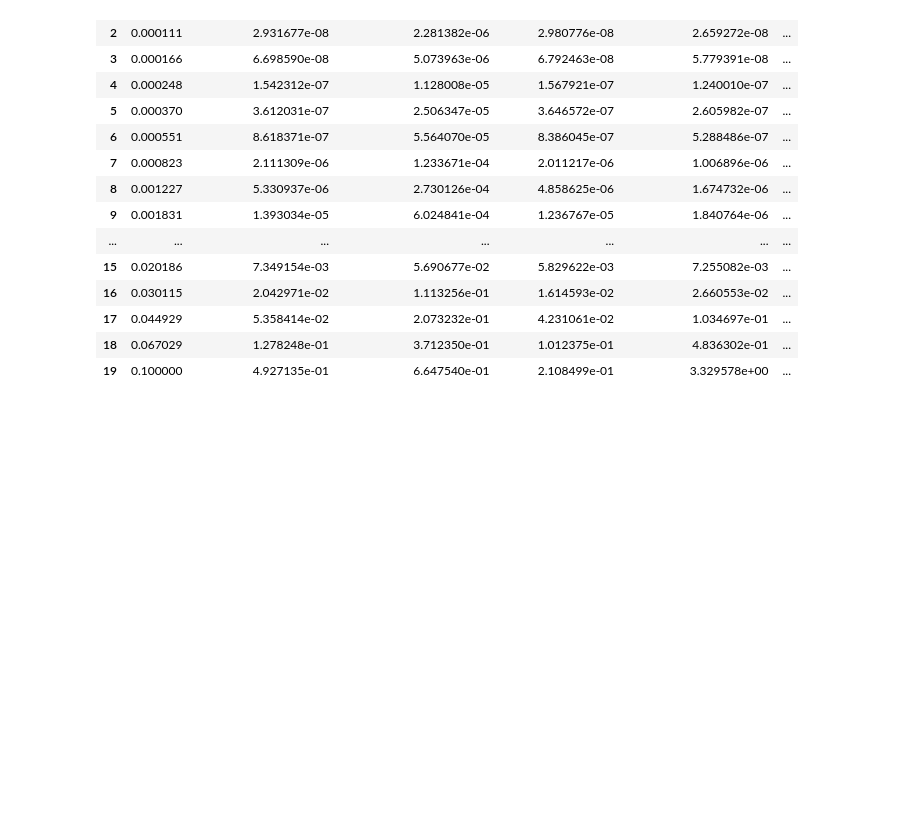
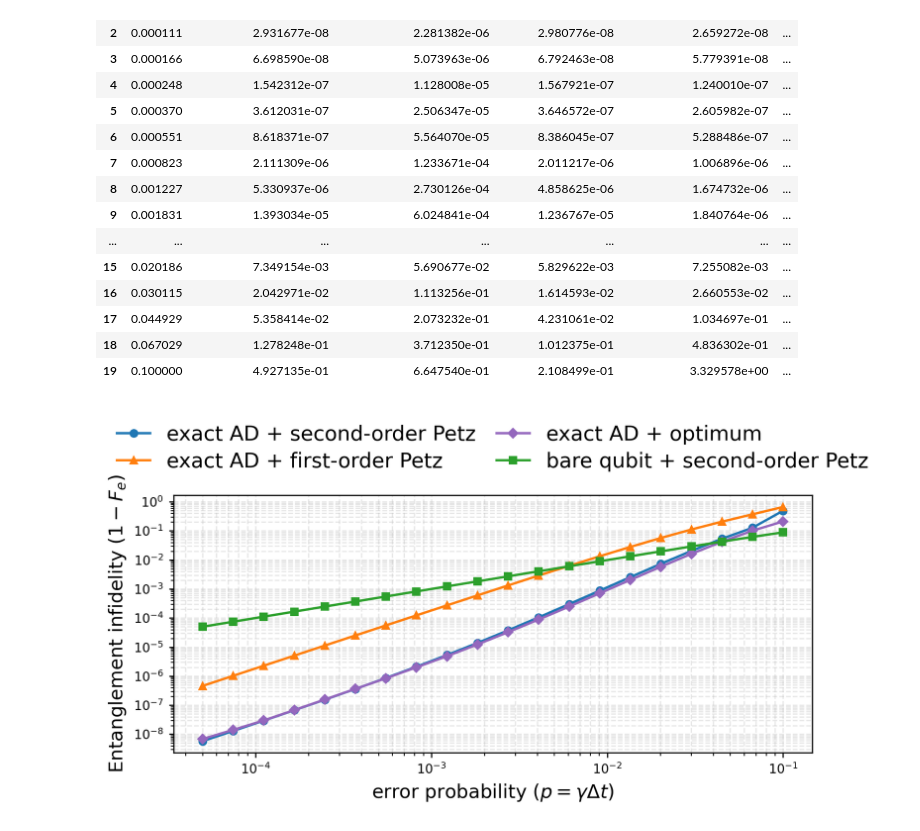
Before and after one commit to OmprakashChandra/qer-pi, a Jupyter notebook: python/notebooks/penalty.ipynb, the cells around one changed output. Saved outputs shown, nothing was run; the diff lists cells and outputs as text; code cells hidden in the pictures; blank space fills up the shorter version.

```diff
--- a/python/notebooks/penalty.ipynb
+++ b/python/notebooks/penalty.ipynb
@@ -164,3 +164,68 @@ p = 1.00e-01
 | 17 | 0.044929 | 5.358414e-02 | 2.073232e-01 | 4.231061e-02 | 1.034697e-01 | ... |
 | 18 | 0.067029 | 1.278248e-01 | 3.712350e-01 | 1.012375e-01 | 4.836302e-01 | ... |
 | 19 | 0.100000 | 4.927135e-01 | 6.647540e-01 | 2.108499e-01 | 3.329578e+00 | ... |
+# %%
+fig, ax = plt.subplots(figsize=(7.0, 3.5), dpi=300)
+
+ax.loglog(
+    df_penalty["p"],
+    df_penalty["exact_bgm_analytic_petz"],
+    "o-",
+    color="#1f77b4",
+    lw=1.5,
+    ms=4.5,
+    label="exact AD + second-order Petz",
+)
+
+ax.loglog(
+    df_penalty["p"],
+    df_penalty["exact_bgm_first_order_petz"],
+    "^-",
+    color="#ff7f0e",
+    lw=1.5,
+    ms=4.3,
+    label="exact AD + first-order Petz",
+)
+
+ax.loglog(
+    df_penalty["p"],
+    df_penalty["exact_bgm_optimum"],
+    "D-",
+    color="#9467bd",
+    lw=1.5,
+    ms=4.0,
+    label="exact AD + optimum",
+)
+
+ax.loglog(
+    df_penalty["p"],
+    df_penalty["bare_qubit_exact_petz"],
+    "s-",
+    color="#2ca02c",
+    lw=1.5,
+    ms=4.2,
+    label="bare qubit + second-order Petz",
+)
+
+ax.set_xlabel(r"error probability ($p = \gamma\Delta t$)", fontsize=12)
+ax.set_ylabel(r"Entanglement infidelity $(1-F_e)$", fontsize=12)
+
+ax.grid(True, which="both", ls="--", alpha=0.30)
+ax.tick_params(axis="both", which="major", labelsize=8, length=3)
+ax.tick_params(axis="both", which="minor", length=2)
+
+ax.legend(
+    loc="lower center",
+    bbox_to_anchor=(0.5, 1.02),
+    ncol=2,
+    fontsize=13,
+    frameon=False,
+    handlelength=1.6,
+    columnspacing=1.0,
+    labelspacing=0.35,
+)
+
+fig.tight_layout(pad=0.4)
+plt.show()
+# %% [output]
+[figure, added]
```
Also changed, not shown: parts of 1 cell of this notebook, 4 other files.
